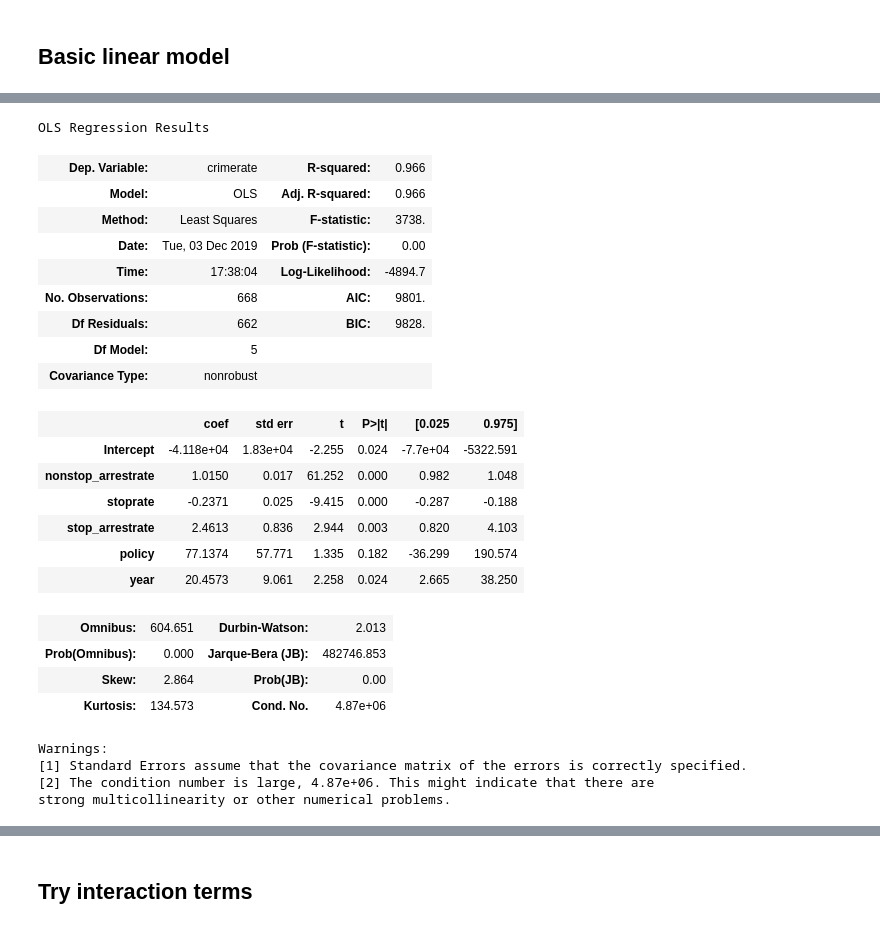
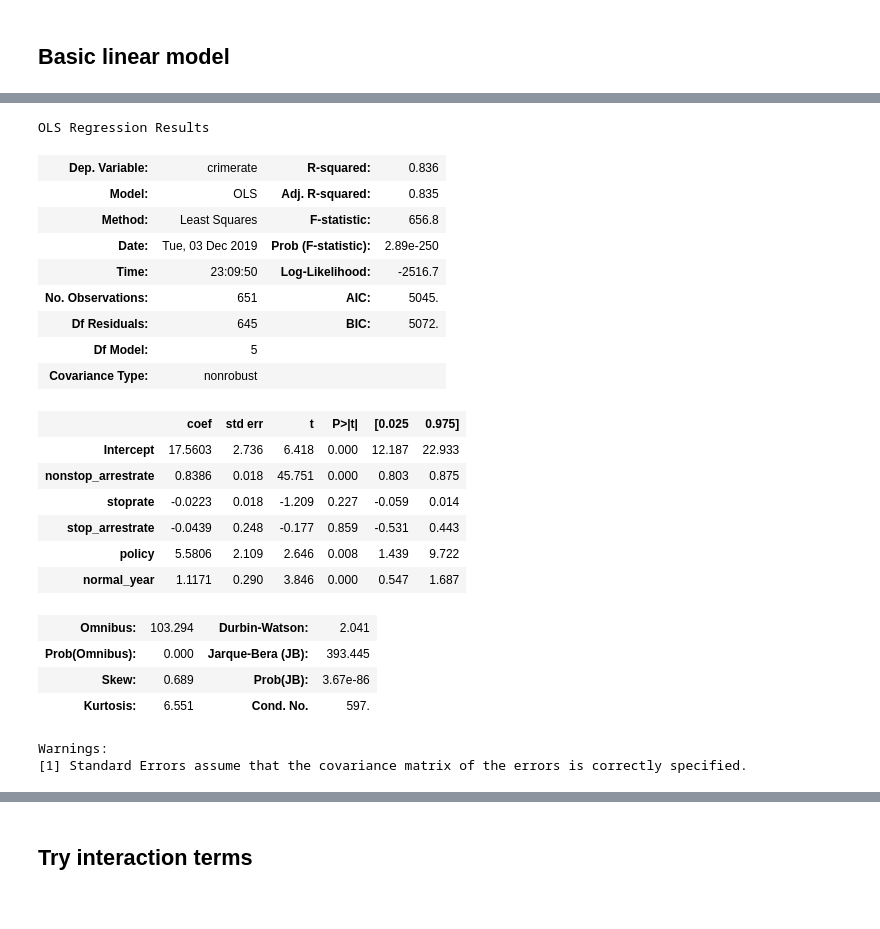
Before and after one commit to anilca-lab/FIS-Mod4-Project, a Jupyter notebook: brad_modeling.ipynb, the cells around one changed output, grey strips where cells are left out. Cells and saved outputs as stored; diff of their text form; code cells hidden in the pictures.

```diff
--- a/brad_modeling.ipynb
+++ b/brad_modeling.ipynb
@@ -11,13 +17,12 @@ importlib.reload(dc)
 # %%
-df = pd.read_csv('data/df.csv', index_col=0).dropna()
-df.columns = df.columns.str.lower()
-df = df.rename(columns={'addr_pct_cd' : 'pct'})
 df['policy'] = (df.year < 2013).mul(1)
 df['nonstop_arrests'] = df.arrests - df.stop_arrests
 df['crimerate'] = df.cmplnts / df.population * 1000
 df['nonstop_arrestrate'] = df.nonstop_arrests / df.population * 1000
 df['stoprate'] = df.stops / df.population * 1000
 df['stop_arrestrate'] = df.stop_arrests / df.population * 1000
+df['arrestrate'] = df.arrests / df.population * 1000
+df['normal_year'] = df.year - 2007
 # %%
 df
 # %% [output]
@@ -37,3 +62,5 @@ df
+# %%
+df = df[~df.pct.isin([22, 14])]
 # %%
 sns.set(rc={'figure.figsize':(15,15)})
 pd.plotting.scatter_matrix(train);
@@ -53,2 +89,4 @@ import statsmodels.api as sm
 # %%
-x_vars = ['population', 'arrests', 'stops', 'stop_arrests', 'policy', 'year']
+x_vars = ['population', 'arrests', 'stops', 'stop_arrests', 'policy', 'normal_year']
+results = dm.run_ols(df, x_vars, 'cmplnts')
+results['result'].summary()
@@ -55,16 +119,0 @@ x_vars = ['population', 'arrests', 'stops', 'stop_arrests', 'policy', 'year']
-# %%
-from statsmodels.formula.api import ols
-
-def run_ols(data, x_vars, y_var):
-    y = data[y_var]
-    X = data[x_vars]
-    formula = f'{y_var} ~ {"+".join(x_vars)}'
-    X_train, X_test, y_train, y_test = train_test_split(X, y, \
-                                                    stratify = df.year.values, \
-                                                    test_size = 0.2, \
-                                                    random_state = 120219)
-    train = X_train.join(y_train)
-    lr = ols(formula=formula, data=train)
-    rslt = lr.fit()
-    return rslt.summary()
-run_ols(df, x_vars, 'cmplnts')
@@ -98,29 +120,27 @@ strong multicollinearity or other numerical problems.
 # %%
-x_vars = ['nonstop_arrestrate', 'stoprate', 'stop_arrestrate','policy', 'year']
-run_ols(df, x_vars, 'crimerate')
+x_vars = ['nonstop_arrestrate','stoprate','stop_arrestrate','policy','normal_year']
+dm.run_ols(df, x_vars, 'crimerate')['result'].summary()
 # %% [output]
 OLS Regression Results
-| Dep. Variable: | crimerate | R-squared: | 0.966 |
-| Model: | OLS | Adj. R-squared: | 0.966 |
-| Method: | Least Squares | F-statistic: | 3738. |
-| Date: | Tue, 03 Dec 2019 | Prob (F-statistic): | 0.00 |
-| Time: | 17:38:04 | Log-Likelihood: | -4894.7 |
-| No. Observations: | 668 | AIC: | 9801. |
-| Df Residuals: | 662 | BIC: | 9828. |
+| Dep. Variable: | crimerate | R-squared: | 0.836 |
+| Model: | OLS | Adj. R-squared: | 0.835 |
+| Method: | Least Squares | F-statistic: | 656.8 |
+| Date: | Tue, 03 Dec 2019 | Prob (F-statistic): | 2.89e-250 |
+| Time: | 23:09:50 | Log-Likelihood: | -2516.7 |
+| No. Observations: | 651 | AIC: | 5045. |
+| Df Residuals: | 645 | BIC: | 5072. |
 | Df Model: | 5 |  |  |
 | Covariance Type: | nonrobust |  |  |
 |  | coef | std err | t | P>|t| | [0.025 | 0.975] |
-| Intercept | -4.118e+04 | 1.83e+04 | -2.255 | 0.024 | -7.7e+04 | -5322.591 |
-| nonstop_arrestrate | 1.0150 | 0.017 | 61.252 | 0.000 | 0.982 | 1.048 |
-| stoprate | -0.2371 | 0.025 | -9.415 | 0.000 | -0.287 | -0.188 |
-| stop_arrestrate | 2.4613 | 0.836 | 2.944 | 0.003 | 0.820 | 4.103 |
-| policy | 77.1374 | 57.771 | 1.335 | 0.182 | -36.299 | 190.574 |
-| year | 20.4573 | 9.061 | 2.258 | 0.024 | 2.665 | 38.250 |
+| Intercept | 17.5603 | 2.736 | 6.418 | 0.000 | 12.187 | 22.933 |
+| nonstop_arrestrate | 0.8386 | 0.018 | 45.751 | 0.000 | 0.803 | 0.875 |
+| stoprate | -0.0223 | 0.018 | -1.209 | 0.227 | -0.059 | 0.014 |
+| stop_arrestrate | -0.0439 | 0.248 | -0.177 | 0.859 | -0.531 | 0.443 |
+| policy | 5.5806 | 2.109 | 2.646 | 0.008 | 1.439 | 9.722 |
+| normal_year | 1.1171 | 0.290 | 3.846 | 0.000 | 0.547 | 1.687 |
-| Omnibus: | 604.651 | Durbin-Watson: | 2.013 |
-| Prob(Omnibus): | 0.000 | Jarque-Bera (JB): | 482746.853 |
-| Skew: | 2.864 | Prob(JB): | 0.00 |
-| Kurtosis: | 134.573 | Cond. No. | 4.87e+06 |
+| Omnibus: | 103.294 | Durbin-Watson: | 2.041 |
+| Prob(Omnibus): | 0.000 | Jarque-Bera (JB): | 393.445 |
+| Skew: | 0.689 | Prob(JB): | 3.67e-86 |
+| Kurtosis: | 6.551 | Cond. No. | 597. |
 Warnings:
 [1] Standard Errors assume that the covariance matrix of the errors is correctly specified.
-[2] The condition number is large, 4.87e+06. This might indicate that there are
-strong multicollinearity or other numerical problems.
```
Also changed, not shown: parts of 34 cells of this notebook, 1 other file.
